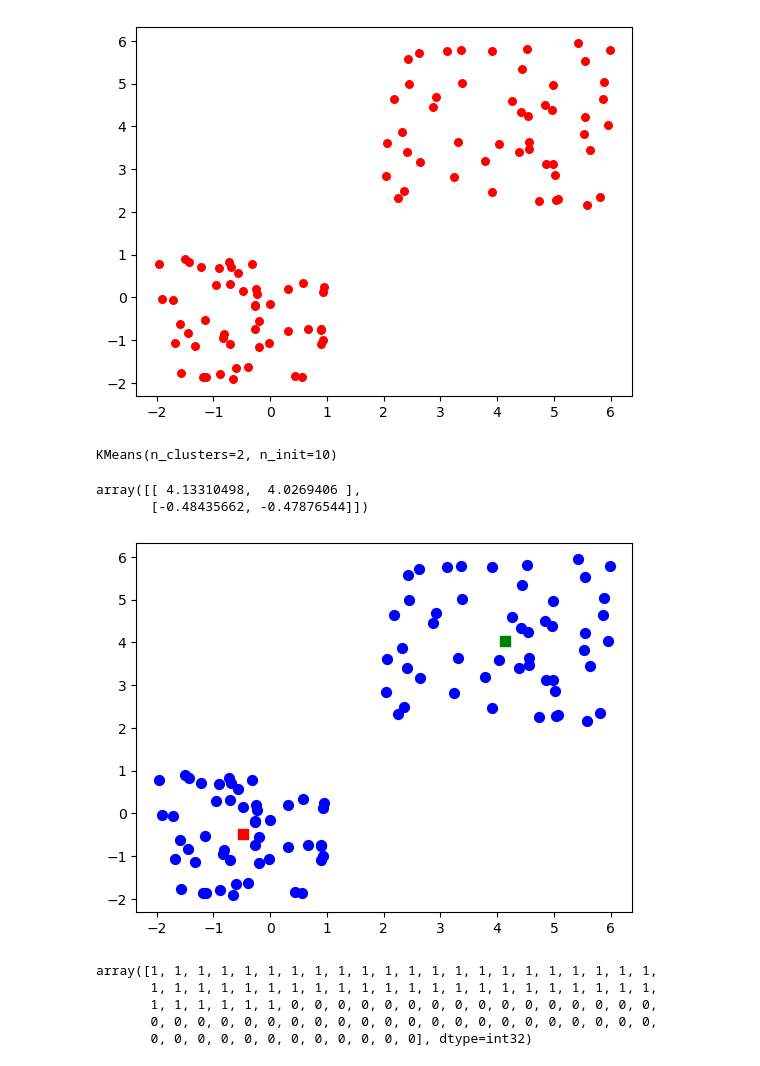
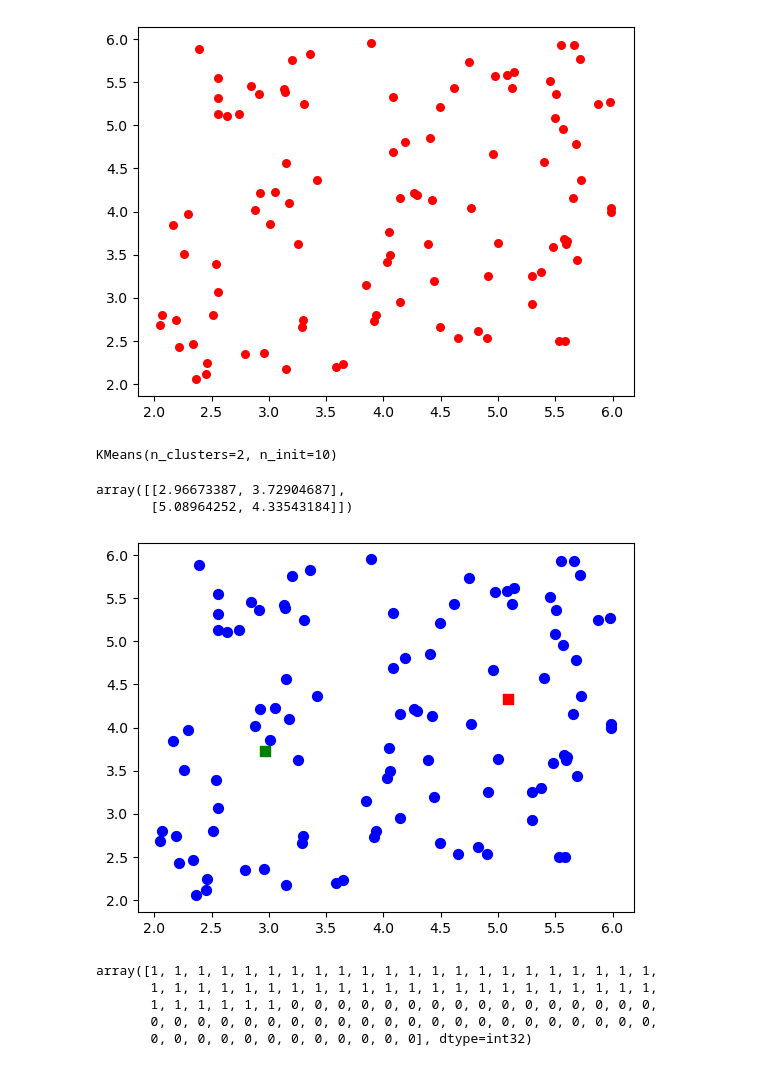
Before and after one commit to Sati2030/COMP1008_Seiji, a Jupyter notebook: Others/Lecture2/KMeans_clustering.ipynb, the cells around one changed output. Drawn from its saved outputs; the diff is of its cells as text; code cells hidden in the pictures.

```diff
--- a/Others/Lecture2/KMeans_clustering.ipynb
+++ b/Others/Lecture2/KMeans_clustering.ipynb
@@ -5,13 +5,13 @@ import matplotlib.pyplot as plt
 from sklearn.cluster import KMeans
 %matplotlib inline
 # %%
-X= 1-3 * np.random.rand(100,2)
+X= 2+4 * np.random.rand(100,2)
 X1 = 2 + 4 * np.random.rand(50,2)
 X[50:100, :] = X1
 plt.scatter(X[ : , 0], X[ :, 1], s = 30, c = 'r')
 plt.show()
 # %% [output]
-[figure, old version]
+[figure, new version]
 # %%
 KMean = KMeans(n_clusters=2,n_init=10)
 KMean.fit(X)
@@ -20,15 +20,15 @@ KMeans(n_clusters=2, n_init=10)
 # %%
 KMean.cluster_centers_
 # %% [output]
-array([[ 4.13310498,  4.0269406 ],
-       [-0.48435662, -0.47876544]])
+array([[2.96673387, 3.72904687],
+       [5.08964252, 4.33543184]])
 # %%
 plt.scatter(X[ : , 0], X[ : , 1], s =50, c='b')
-plt.scatter(4.13310498, 4.0269406, s=60, c='g', marker='s')
-plt.scatter(-0.48435662, -0.47876544, s=60, c='r', marker='s')
+plt.scatter(2.96673387, 3.72904687, s=60, c='g', marker='s')
+plt.scatter(5.08964252, 4.33543184, s=60, c='r', marker='s')
 plt.show()
 # %% [output]
-[figure, old version]
+[figure, new version]
 # %%
 KMean.labels_
 # %% [output]
```
Also changed, not shown: 1 other file.
